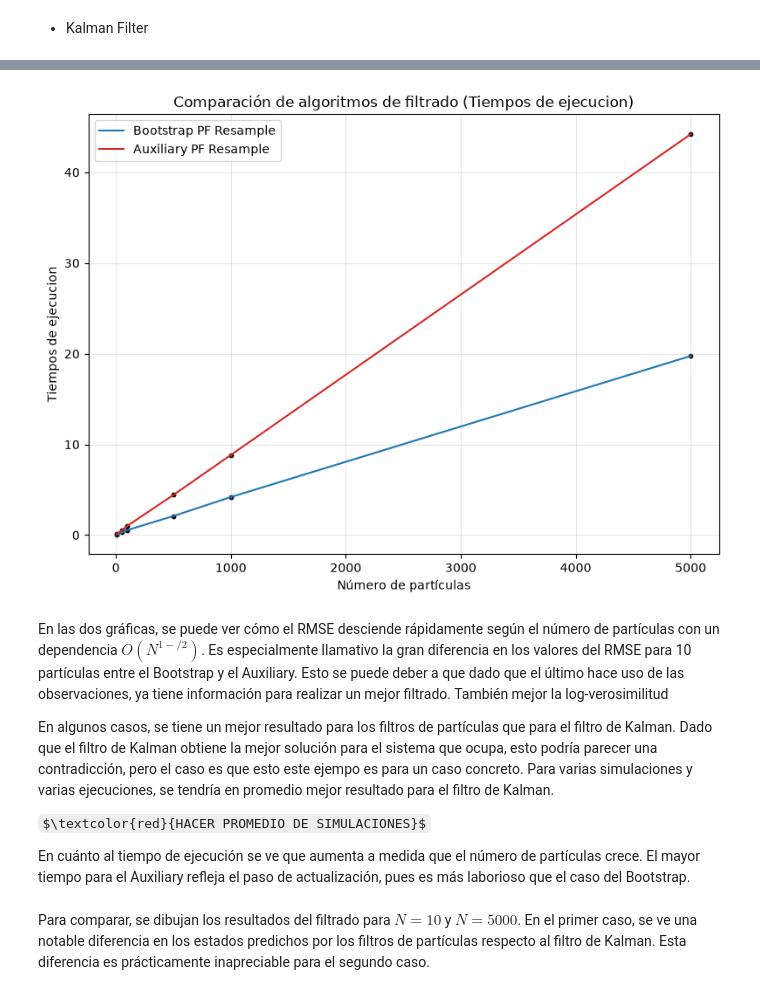
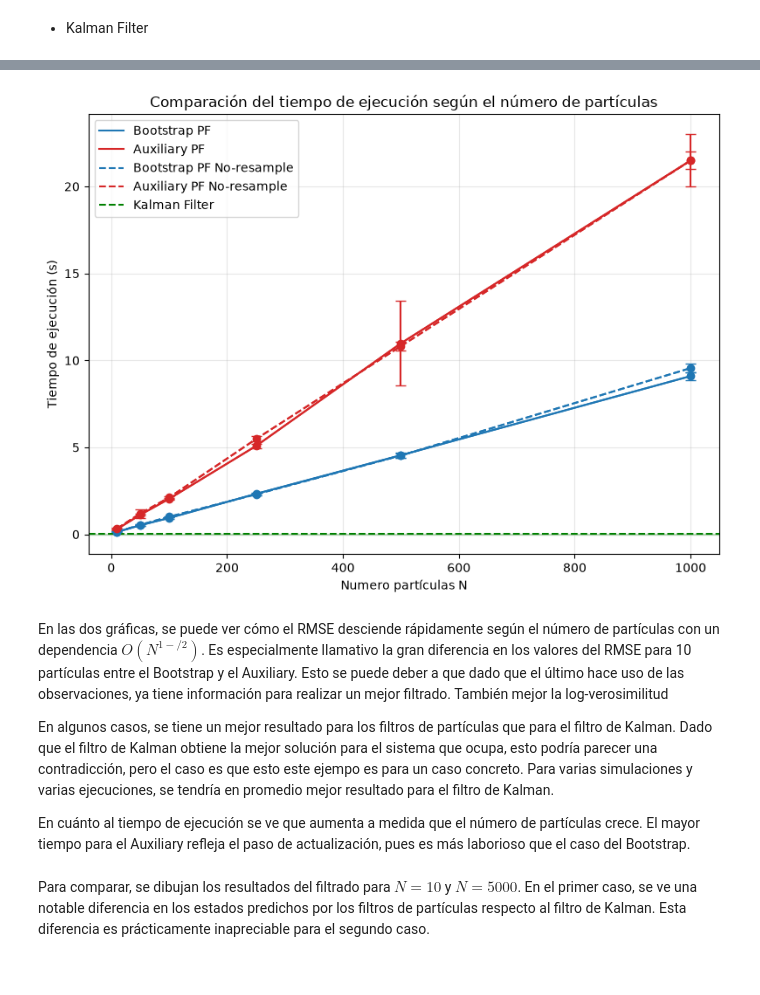
Before and after one commit to jamaja01/Particle_filter, a Jupyter notebook: demos/LinealExamples/linear_examples.ipynb, the cells around one changed output, grey strips where cells are left out. Saved outputs shown, nothing was run; the diff lists cells and outputs as text; code cells hidden in the pictures; some formulas as TeX source.

```diff
--- a/demos/linear_examples.ipynb
+++ b/demos/LinealExamples/linear_examples.ipynb
@@ -207,5 +368,0 @@ plt.show()
-# %%
-fig, ax = plot_comparisons(res, performance_metric="Tiempos de ejecucion")
-plt.show()
-# %% [output]
-[figure, removed]
@@ -211,0 +376,15 @@ plt.show()
+# %%
+# Calculo de la log-verosimilitud BPF y APF
+time_execution_bpf = {n: [] for n in N_particles}
+time_execution_apf = {n: [] for n in N_particles}
+time_execution_bpf_r = {n: [] for n in N_particles}
+time_execution_apf_r = {n: [] for n in N_particles}
+
+for n in N_particles:
+
+    for i in range(n_simulations):
+
+        time_execution_bpf[n].append(results_bpf[n][i]["results"]["execution_time"])
+        time_execution_apf[n].append(results_apf[n][i]["results"]["execution_time"])
+        time_execution_bpf_r[n].append(results_bpf_resampling[n][i]["results"]["execution_time"])
+        time_execution_apf_r[n].append(results_apf_resampling[n][i]["results"]["execution_time"])
@@ -212,9 +417,34 @@ plt.show()
+# %%
+time_execution_kf = []
+
+for i in range(n_simulations):
+
+    time_execution_kf.append(results_kf[i]["results"]["execution_time"])
+
+mean_time_execution_kf = np.mean(time_execution_kf)
+std_time_execution_kf = np.std(time_execution_kf, ddof=1)
+# %%
+# Plotear resultados
+fig, ax = plot_comparisons(
+    {
+        "Bootstrap PF": {"Numero partículas N": N_particles, "Tiempo de ejecución (s)": mean_time_execution_bpf_r, "Tiempo de ejecución (s)_errorbars": std_time_execution_bpf_r},
+        "Auxiliary PF": {"Numero partículas N": N_particles, "Tiempo de ejecución (s)": mean_time_execution_apf_r, "Tiempo de ejecución (s)_errorbars": std_time_execution_apf_r},
+        "Bootstrap PF No-resample": {"Numero partículas N": N_particles, "Tiempo de ejecución (s)": mean_time_execution_bpf, "Tiempo de ejecución (s)_errorbars": std_time_execution_bpf},
+        "Auxiliary PF No-resample": {"Numero partículas N": N_particles, "Tiempo de ejecución (s)": mean_time_execution_apf, "Tiempo de ejecución (s)_errorbars": std_time_execution_apf}
+    }, control_metric="Numero partículas N", performance_metric="Tiempo de ejecución (s)", title="Comparación del tiempo de ejecución según el número de partículas", show_errorbars=True)
+
+ax.axhline(y=mean_time_execution_kf, linestyle='--', color="green", label="Kalman Filter")
+ax.axhspan(mean_time_execution_kf - std_time_execution_kf, mean_time_execution_kf + std_time_execution_kf, color="green", alpha=0.2)
+ax.legend()
+
+plt.show()
+# %% [output]
+[figure, added]
 # %% [markdown]
 En las dos gráficas, se puede ver cómo el RMSE desciende rápidamente según el número de partículas con un dependencia $O(N^{1-/2})$. Es especialmente llamativo la gran diferencia en los valores del RMSE para 10 partículas entre el Bootstrap y el Auxiliary. Esto se puede deber a que dado que el último hace uso de las observaciones, ya tiene información para realizar un mejor filtrado. También mejor la log-verosimilitud
 
 En algunos casos, se tiene un mejor resultado para los filtros de partículas que para el filtro de Kalman. Dado que el filtro de Kalman obtiene la mejor solución para el sistema que ocupa, esto podría parecer una contradicción, pero el caso es que esto este ejempo es para un caso concreto. Para varias simulaciones y varias ejecuciones, se tendría en promedio mejor resultado para el filtro de Kalman.
 
-$\textcolor{red}{HACER PROMEDIO DE SIMULACIONES}$
 
 En cuánto al tiempo de ejecución se ve que aumenta a medida que el número de partículas crece. El mayor tiempo para el Auxiliary refleja el paso de actualización, pues es más laborioso que el caso del Bootstrap.
 # %% [markdown]
```
Also changed, not shown: parts of 21 cells of this notebook, 48 other files.
